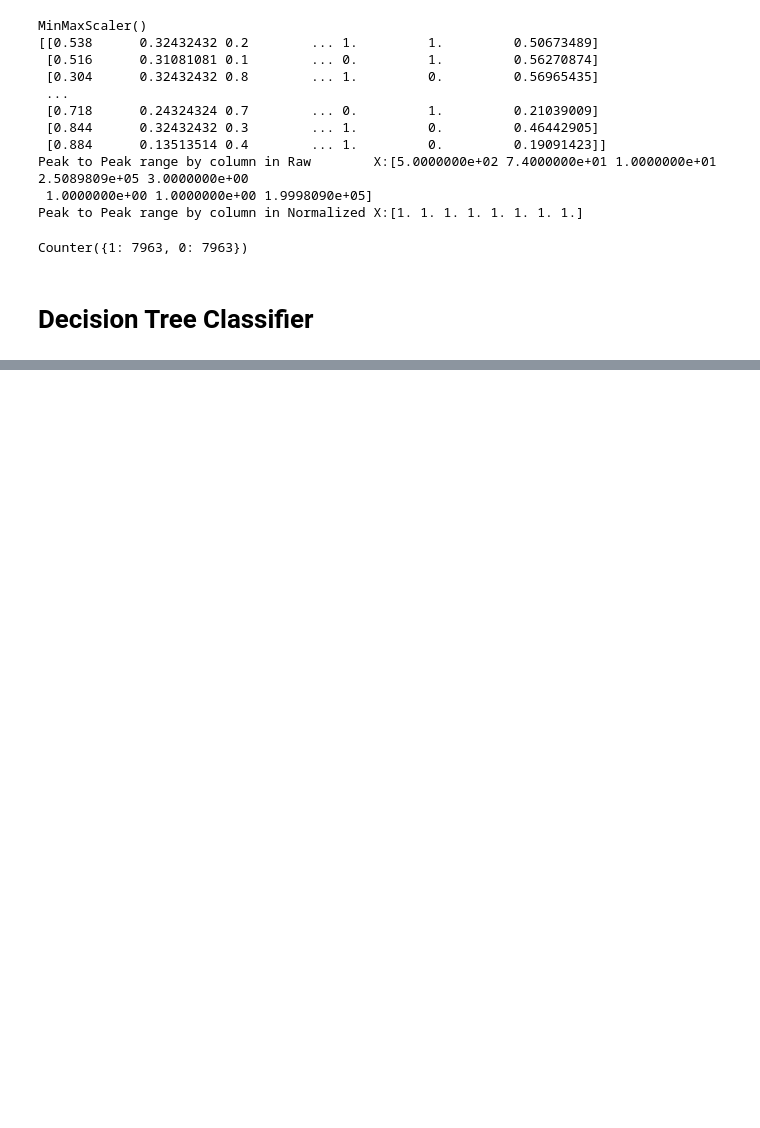
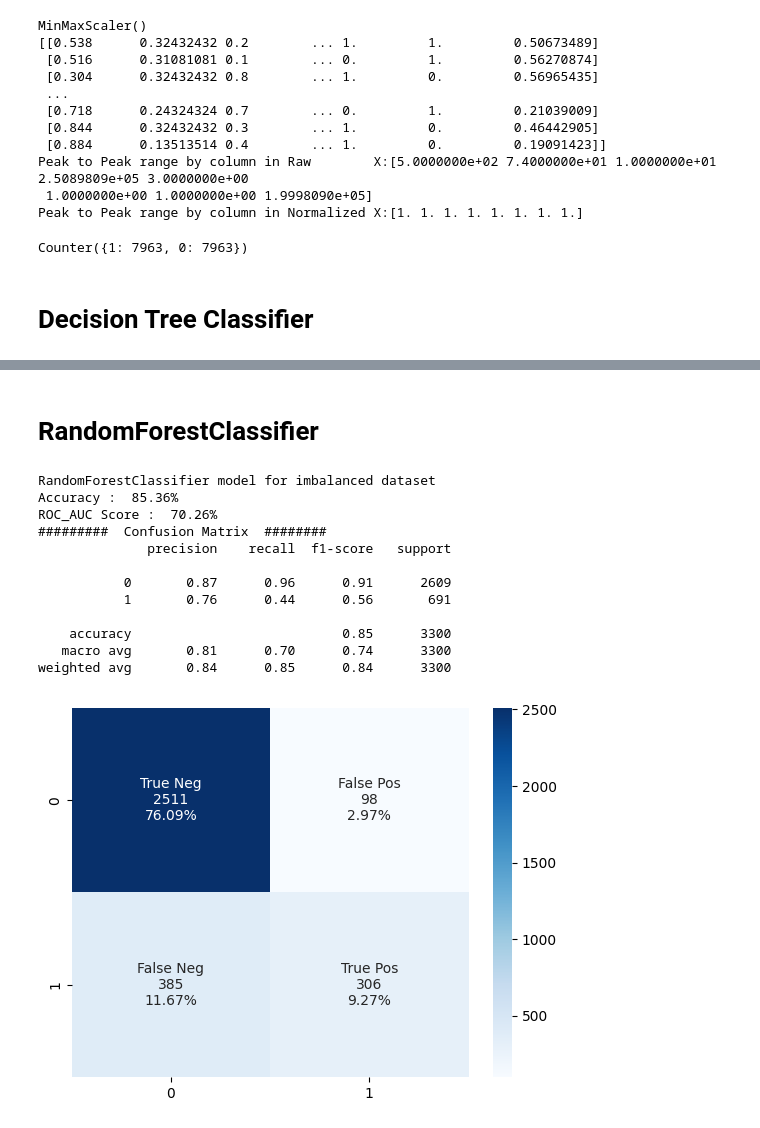
Before and after one commit to sabira11/ENCRYPTIX_Task, a Jupyter notebook: Bank customer Churn Prediction.ipynb, the cells around one changed output, grey strips where cells are left out. Cells and saved outputs as stored; diff of their text form; code cells hidden in the pictures; blank space fills up the shorter version.

```diff
--- a/Bank customer Churn Prediction.ipynb
+++ b/Bank customer Churn Prediction.ipynb
@@ -377,0 +404,22 @@ weighted avg       0.74      0.74      0.74      5256
+# %% [markdown]
+# RandomForestClassifier
+# %%
+from sklearn.ensemble import RandomForestClassifier
+rf = RandomForestClassifier(n_estimators=100,random_state = 42)
+print("RandomForestClassifier model for imbalanced dataset")
+classifier=model(rf,x_train,y_train)
+model_evaluation(classifier,x_test,y_test)
+# %% [output]
+RandomForestClassifier model for imbalanced dataset
+Accuracy :  85.36%
+ROC_AUC Score :  70.26%
+#########  Confusion Matrix  ########
+              precision    recall  f1-score   support
+
+           0       0.87      0.96      0.91      2609
+           1       0.76      0.44      0.56       691
+
+    accuracy                           0.85      3300
+   macro avg       0.81      0.70      0.74      3300
+weighted avg       0.84      0.85      0.84      3300
+[figure, added]
```
Also changed, not shown: parts of 12 cells of this notebook.
